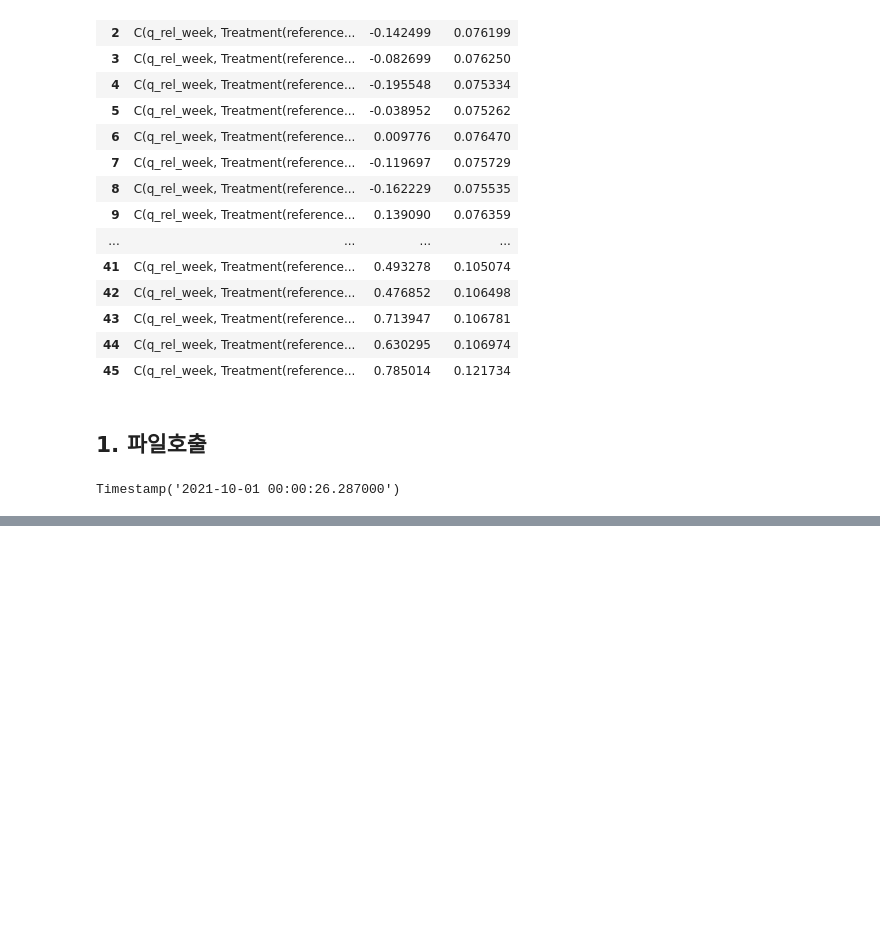
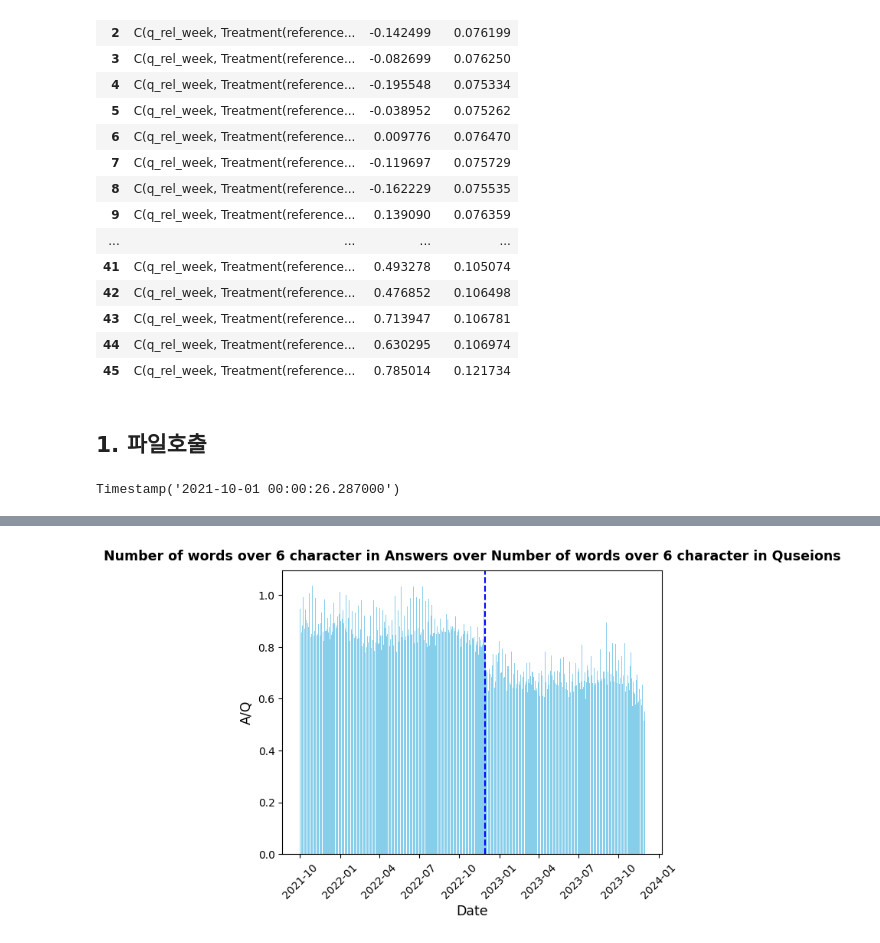
Before and after one commit to boysbeanxious/stackoverflow_src, a Jupyter notebook: DA/4_complexity.ipynb, the cells around one changed output, grey strips where cells are left out. Saved outputs shown, nothing was run; the diff lists cells and outputs as text; code cells hidden in the pictures; blank space fills up the shorter version.

```diff
--- a/DA/4_complexity.ipynb
+++ b/DA/4_complexity.ipynb
@@ -476,0 +218,10 @@ plt.show()
+# %%
+df_wl = df_wl[df_wl['posttypeid'].isin(['1', '2'])]
+# %%
+df_wl_pt = df_wl.groupby(['date', 'posttypeid']).sum([['wl_over6_len', 'wl_over7_len', 'wl_over8_len']]).reset_index()
+# %%
+df_wl_pt = df_wl_pt.pivot_table(index = 'date', columns = 'posttypeid', values = ['wl_over6_len', 'wl_over7_len', 'wl_over8_len']).reset_index()
+# %%
+df_wl_pt['wl_over6_rate'] = df_wl_pt[('wl_over6_len', '2')]/df_wl_pt[('wl_over6_len', '1')]
+df_wl_pt['wl_over7_rate'] = df_wl_pt[('wl_over7_len', '2')]/df_wl_pt[('wl_over7_len', '1')]
+df_wl_pt['wl_over8_rate'] = df_wl_pt[('wl_over8_len', '2')]/df_wl_pt[('wl_over8_len', '1')]
@@ -476,0 +259,29 @@ plt.show()
+# %%
+fig, ax = plt.subplots()
+
+
+ax.bar(df_wl_pt.date
+    ,  height = df_wl_pt[('wl_over6_rate', '2')]
+    ,  color = 'skyblue'
+    ,  label = 'Mean'
+    # ,  edgecolor = 'black'
+      ) # hist type
+
+ax.set_title("Number of words over 6 character in Answers over Number of words over 6 character in Quseions", # add title
+             fontsize = 12.5,
+             weight = 'bold',
+             pad = 10,
+             loc = 'center')
+ax.set_xlabel("Date", # add x-axis label
+              fontsize = 12.5)
+ax.set_ylabel("A/Q", # add y-axis label
+              fontsize = 12.5)
+
+ax.axvline(['2022-11-30'], # add vertical line
+           color = 'blue',
+           linestyle = '--',
+           linewidth = 1.5)
+plt.xticks(rotation=45)
+plt.show();
+# %% [output]
+[figure, added]
```
Also changed, not shown: parts of 37 cells of this notebook, 2 other files.
